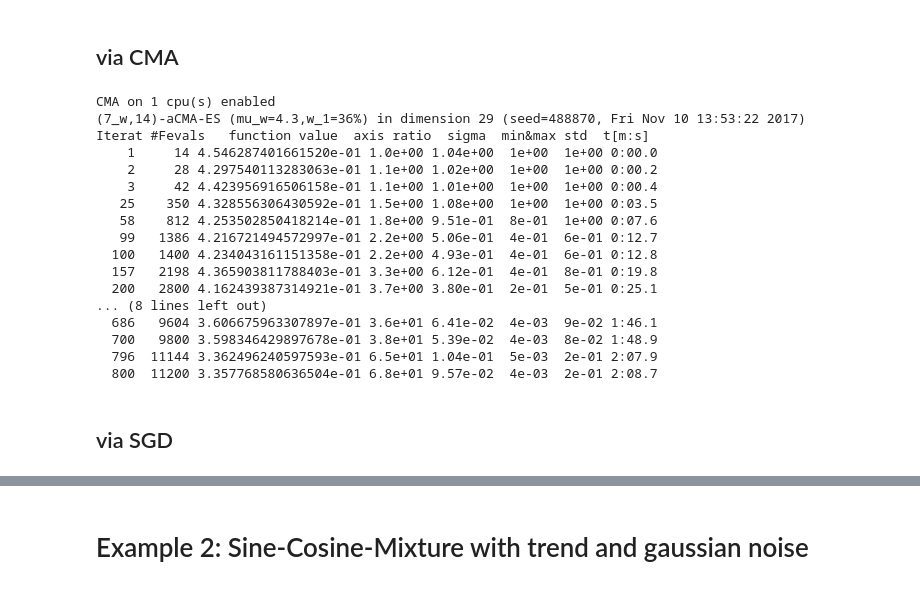
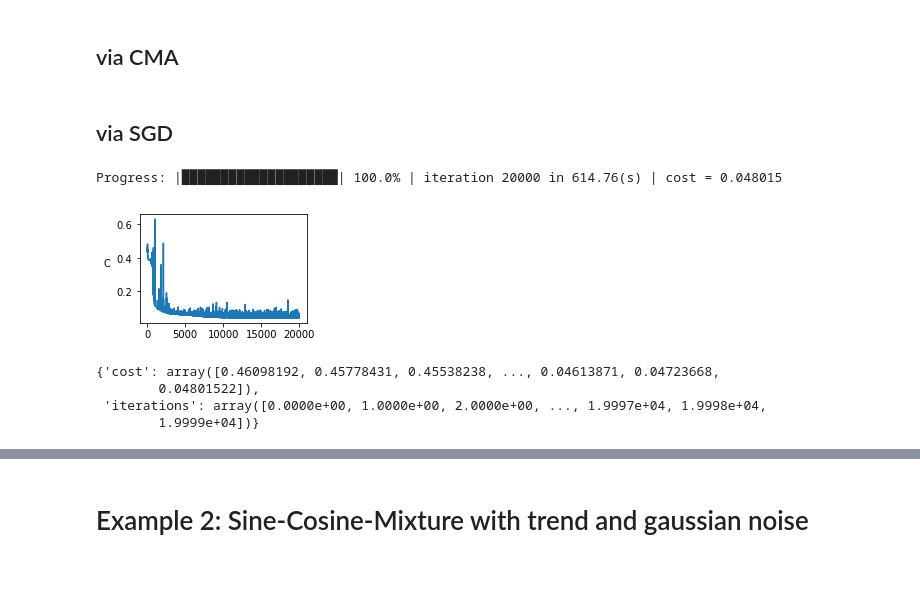
Before and after one commit to RiemannAI/theta, a Jupyter notebook: examples/ExpectationModel_tests.ipynb, the cells around one changed output, grey strips where cells are left out. Cells and saved outputs as stored; diff of their text form; code cells hidden in the pictures.

```diff
--- a/examples/ExpectationModel_tests.ipynb
+++ b/examples/ExpectationModel_tests.ipynb
@@ -39,32 +54,14 @@ plt.plot(X.flatten(), Y.flatten(),"ob-")
 ## via CMA
 # %%
 M = mdl.Model()
-M.add(layers.DiagExpectationUnitLayer(1,3))
-M.add(layers.DiagExpectationUnitLayer(3,3))
-M.add(layers.DiagExpectationUnitLayer(3,1))
+M.add(layers.DiagExpectationUnitLayer(1,3, phase=1j))
+M.add(layers.DiagExpectationUnitLayer(3,3, phase=1j))
+M.add(layers.DiagExpectationUnitLayer(3,1, phase=1j))
 
 #print(M.get_layer(2)._w)
 # %%
 minim = minimizer.CMA(False)
 minim.train(mse, M, X, Y, tolfun=1e-4)
-# %% [output]
-CMA on 1 cpu(s) enabled
-(7_w,14)-aCMA-ES (mu_w=4.3,w_1=36%) in dimension 29 (seed=488870, Fri Nov 10 13:53:22 2017)
-Iterat #Fevals   function value  axis ratio  sigma  min&max std  t[m:s]
-    1     14 4.546287401661520e-01 1.0e+00 1.04e+00  1e+00  1e+00 0:00.0
-    2     28 4.297540113283063e-01 1.1e+00 1.02e+00  1e+00  1e+00 0:00.2
-    3     42 4.423956916506158e-01 1.1e+00 1.01e+00  1e+00  1e+00 0:00.4
-   25    350 4.328556306430592e-01 1.5e+00 1.08e+00  1e+00  1e+00 0:03.5
-   58    812 4.253502850418214e-01 1.8e+00 9.51e-01  8e-01  1e+00 0:07.6
-   99   1386 4.216721494572997e-01 2.2e+00 5.06e-01  4e-01  6e-01 0:12.7
-  100   1400 4.234043161151358e-01 2.2e+00 4.93e-01  4e-01  6e-01 0:12.8
-  157   2198 4.365903811788403e-01 3.3e+00 6.12e-01  4e-01  8e-01 0:19.8
-  200   2800 4.162439387314921e-01 3.7e+00 3.80e-01  2e-01  5e-01 0:25.1
-... (8 lines left out)
-  686   9604 3.606675963307897e-01 3.6e+01 6.41e-02  4e-03  9e-02 1:46.1
-  700   9800 3.598346429897678e-01 3.8e+01 5.39e-02  4e-03  8e-02 1:48.9
-  796  11144 3.362496240597593e-01 6.5e+01 1.04e-01  5e-03  2e-01 2:07.9
-  800  11200 3.357768580636504e-01 6.8e+01 9.57e-02  4e-03  2e-01 2:08.7
 # %%
 npoints = 500
 test_X = (np.linspace(0, 100, npoints)).reshape((1, npoints))
@@ -79,9 +76,16 @@ M.get_layer(3).show_activation(1,10)
 # %%
 M = mdl.Model()
 
-M.add(layers.DiagExpectationUnitLayer(1,3))
-M.add(layers.DiagExpectationUnitLayer(3,3))
-M.add(layers.DiagExpectationUnitLayer(3,1))
+M.add(layers.DiagExpectationUnitLayer(1,3, phase=1))
+M.add(layers.DiagExpectationUnitLayer(3,3, phase=1))
+M.add(layers.DiagExpectationUnitLayer(3,1, phase=1))
 
 minim = minimizer.SGD()
-minim.train(mse, M, X, Y, lr=0.1, maxiter=1000, nesterov=True,momentum=0.1, batch_size=100)
+minim.train(mse, M, X, Y, lr=0.1,scheme=adam(),  maxiter=20000, batch_size=500)
+# %% [output]
+Progress: |████████████████████| 100.0% | iteration 20000 in 614.76(s) | cost = 0.048015
+[figure, added]
+{'cost': array([0.46098192, 0.45778431, 0.45538238, ..., 0.04613871, 0.04723668,
+        0.04801522]),
+ 'iterations': array([0.0000e+00, 1.0000e+00, 2.0000e+00, ..., 1.9997e+04, 1.9998e+04,
+        1.9999e+04])}
```
Also changed, not shown: parts of 6 cells of this notebook, 2 other files.
